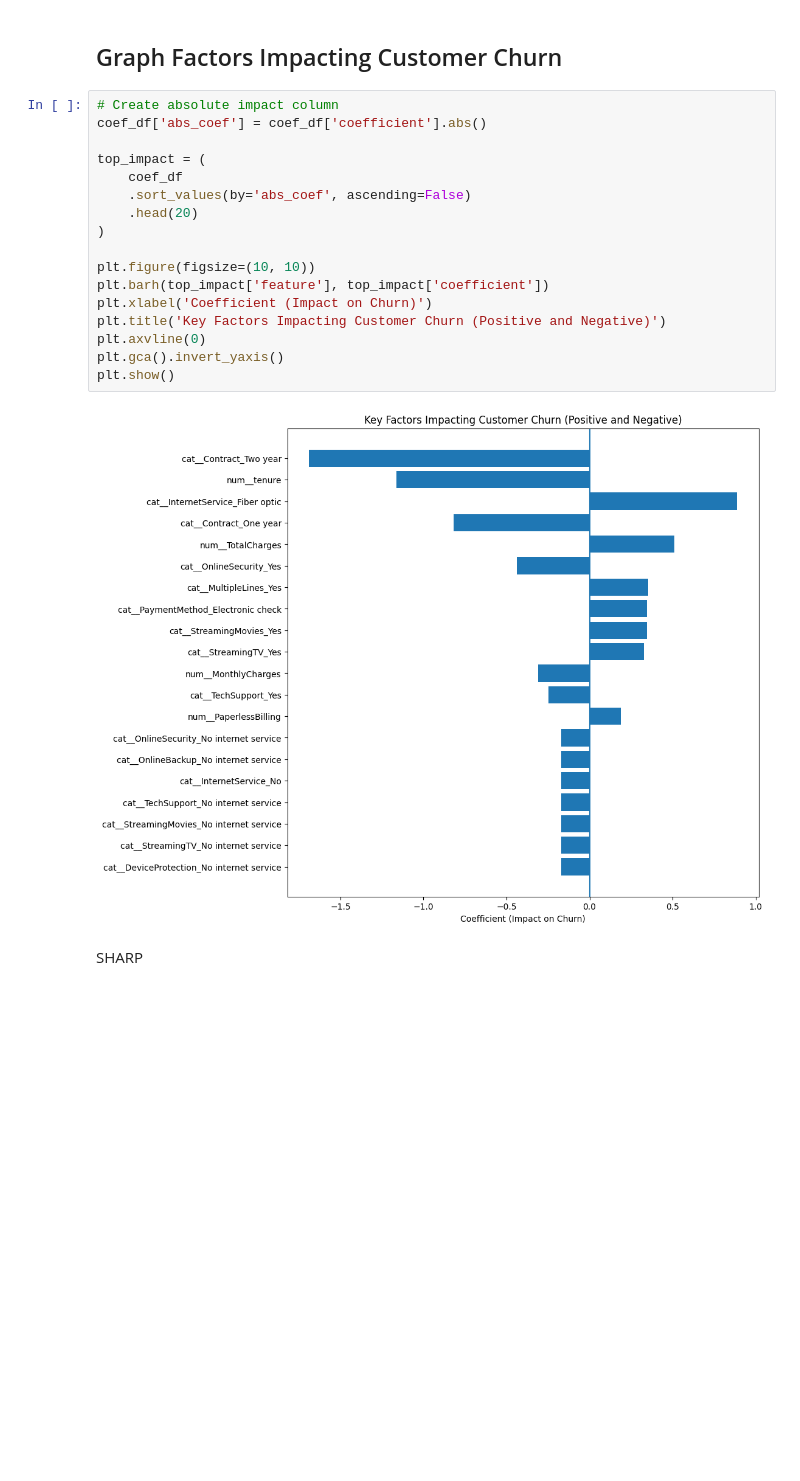
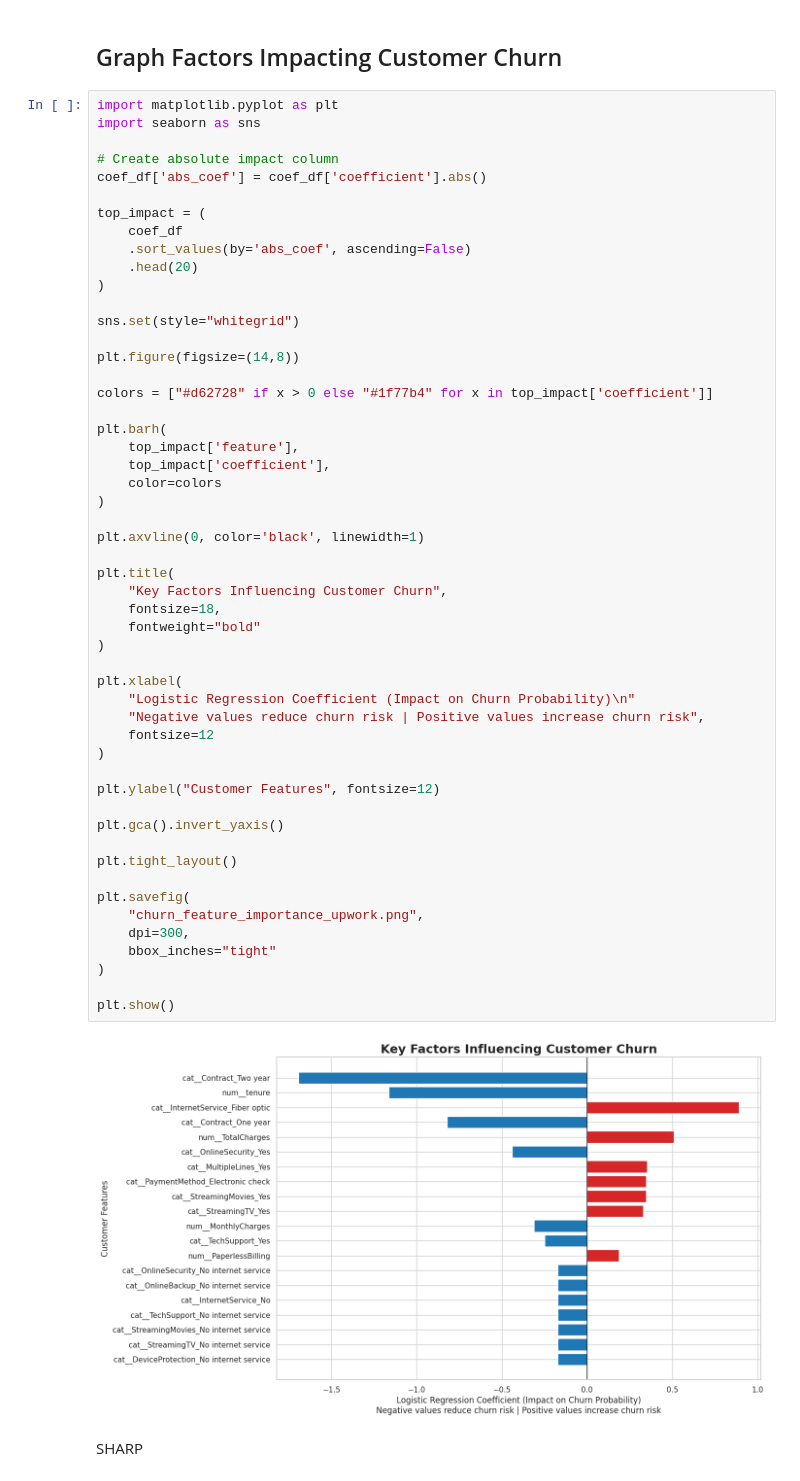
Before and after one commit to JessePMelo/Telco-Customer-Churn, a Jupyter notebook: data_science/notebooks/01_lab_exploration.ipynb, the cells around one changed output. Saved outputs shown, nothing was run; the diff lists cells and outputs as text; blank space fills up the shorter version.

Commit message:
Improve data visualization: standardize churn analysis plots with clearer titles, legends and high-resolution output

```diff
--- a/data_science/notebooks/01_lab_exploration.ipynb
+++ b/data_science/notebooks/01_lab_exploration.ipynb
@@ -1025,24 +1151,59 @@ retention.
 # %% [markdown]
 ## Graph Factors Impacting Customer Churn
 # %%
+import matplotlib.pyplot as plt
+import seaborn as sns
+
 # Create absolute impact column
 coef_df['abs_coef'] = coef_df['coefficient'].abs()
 
 top_impact = (
     coef_df
     .sort_values(by='abs_coef', ascending=False)
     .head(20)
 )
 
-plt.figure(figsize=(10, 10))
-plt.barh(top_impact['feature'], top_impact['coefficient'])
-plt.xlabel('Coefficient (Impact on Churn)')
-plt.title('Key Factors Impacting Customer Churn (Positive and Negative)')
-plt.axvline(0)
+sns.set(style="whitegrid")
+
+plt.figure(figsize=(14,8))
+
+colors = ["#d62728" if x > 0 else "#1f77b4" for x in top_impact['coefficient']]
+
+plt.barh(
+    top_impact['feature'],
+    top_impact['coefficient'],
+    color=colors
+)
+
+plt.axvline(0, color='black', linewidth=1)
+
+plt.title(
+    "Key Factors Influencing Customer Churn",
+    fontsize=18,
+    fontweight="bold"
+)
+
+plt.xlabel(
+    "Logistic Regression Coefficient (Impact on Churn Probability)\n"
+    "Negative values reduce churn risk | Positive values increase churn risk",
+    fontsize=12
+)
+
+plt.ylabel("Customer Features", fontsize=12)
+
 plt.gca().invert_yaxis()
+
+plt.tight_layout()
+
+plt.savefig(
+    "churn_feature_importance_upwork.png",
+    dpi=300,
+    bbox_inches="tight"
+)
+
 plt.show()
 # %% [output]
-[figure, old version]
+[figure, new version]
 # %% [markdown]
 SHARP
 # %%
```
Also changed, not shown: parts of 17 cells of this notebook.
